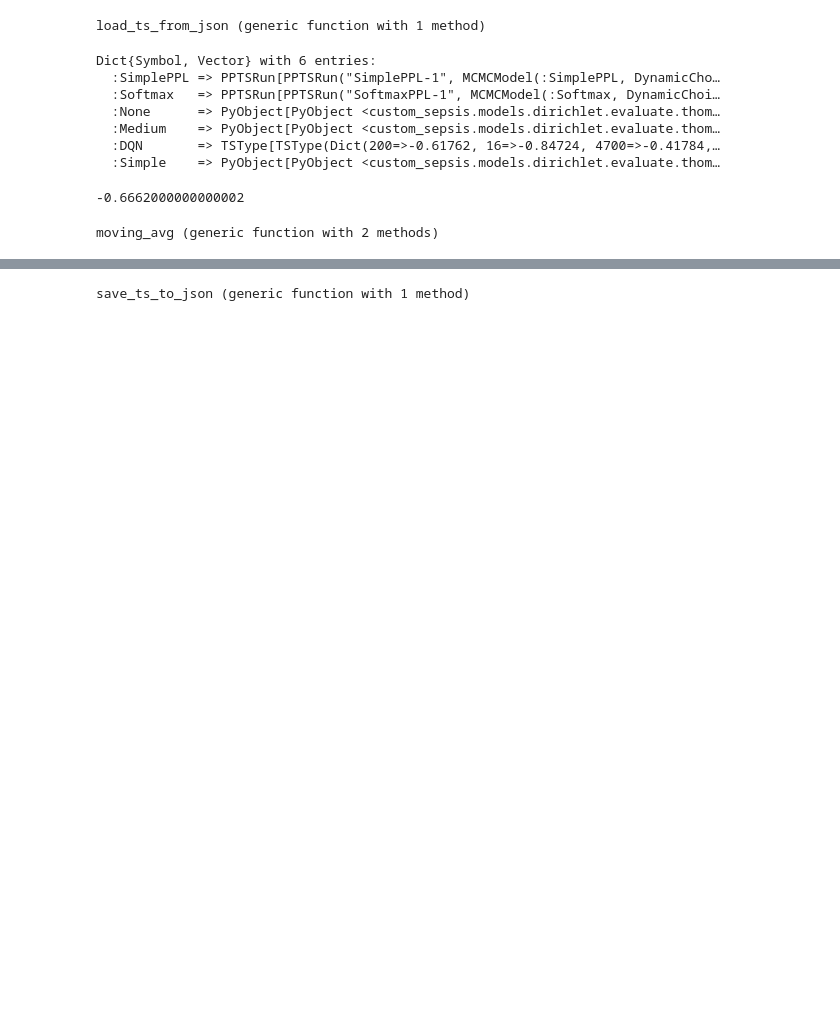
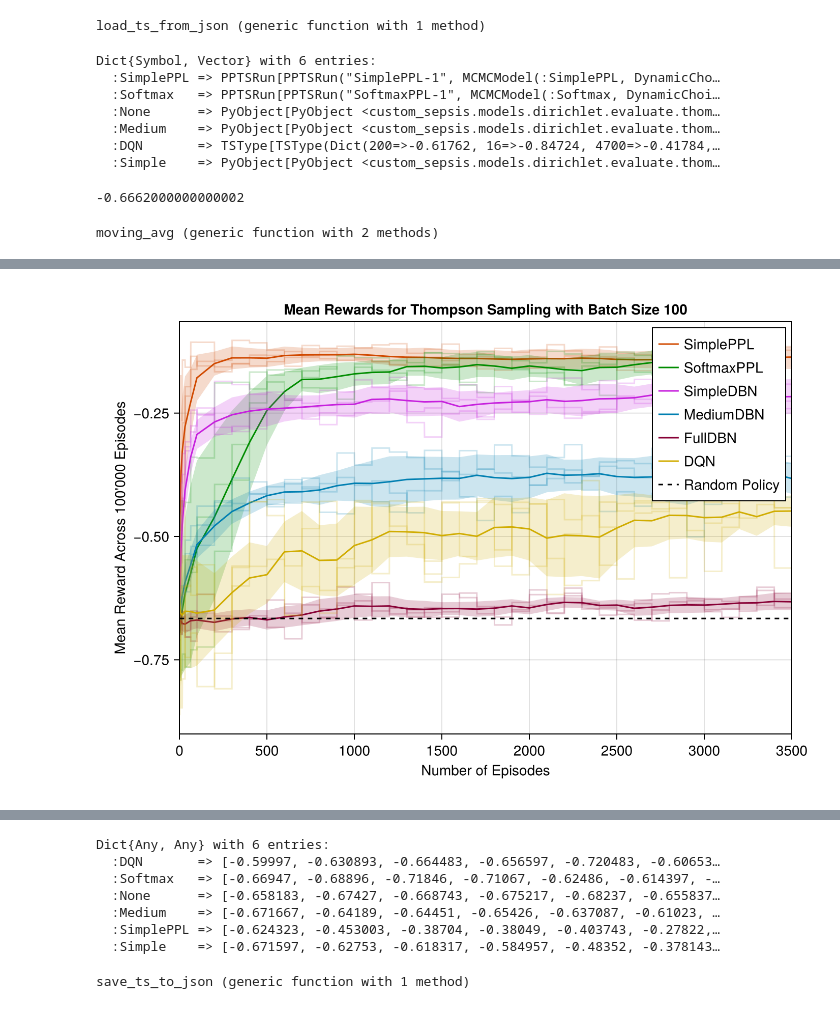
Before and after one commit to luisastue/hc-rl-thompson-sampling, a Jupyter notebook: sepsis/custom_sepsis/src/custom_sepsis/plot_ts.ipynb, the cells around one changed output, grey strips where cells are left out. Cells and saved outputs as stored; diff of their text form; code cells hidden in the pictures; blank space fills up the shorter version.

```diff
--- a/sepsis/custom_sepsis/src/custom_sepsis/plot_ts.ipynb
+++ b/sepsis/custom_sepsis/src/custom_sepsis/plot_ts.ipynb
@@ -64,13 +64,3 @@ function moving_avg(data, window_size=100)
 end
 # %% [output]
 moving_avg (generic function with 2 methods)
-# %%
-
-colors_dict = Dict(
-    :Simple => colors[1],
-    :Medium => colors[4],
-    :None => colors[6],
-    :Softmax => colors[3],
-    :SimplePPL => colors[2],
-    :DQN => colors[5],
-)
@@ -155,0 +123,5 @@ Dict{Any, Any} with 6 entries:
+# %%
+# mean_rewards = plot_mean_rewards(ts, 100)
+mean_rewards = plot_mean_rewards(ts, 100, [:SimplePPL, :Softmax, :Simple, :Medium, :None, :DQN], 5, 3500)
+# %% [output]
+[figure, added]
@@ -156,3 +130,10 @@ Dict{Any, Any} with 6 entries:
+Dict{Any, Any} with 6 entries:
+  :DQN       => [-0.59997, -0.630893, -0.664483, -0.656597, -0.720483, -0.60653…
+  :Softmax   => [-0.66947, -0.68896, -0.71846, -0.71067, -0.62486, -0.614397, -…
+  :None      => [-0.658183, -0.67427, -0.668743, -0.675217, -0.68237, -0.655837…
+  :Medium    => [-0.671667, -0.64189, -0.64451, -0.65426, -0.637087, -0.61023, …
+  :SimplePPL => [-0.624323, -0.453003, -0.38704, -0.38049, -0.403743, -0.27822,…
+  :Simple    => [-0.671597, -0.62753, -0.618317, -0.584957, -0.48352, -0.378143…
 # %%
 using JSON3
 
```
Also changed, not shown: parts of 15 cells of this notebook, 15 other files.
